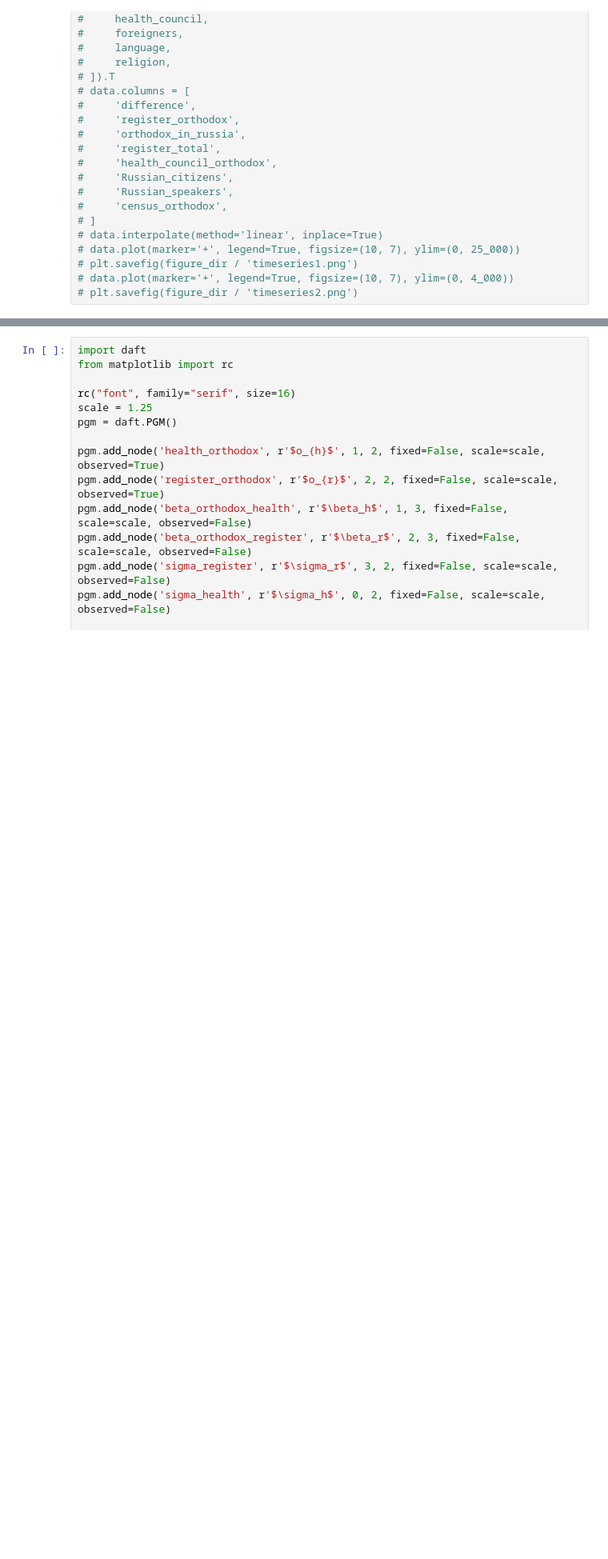
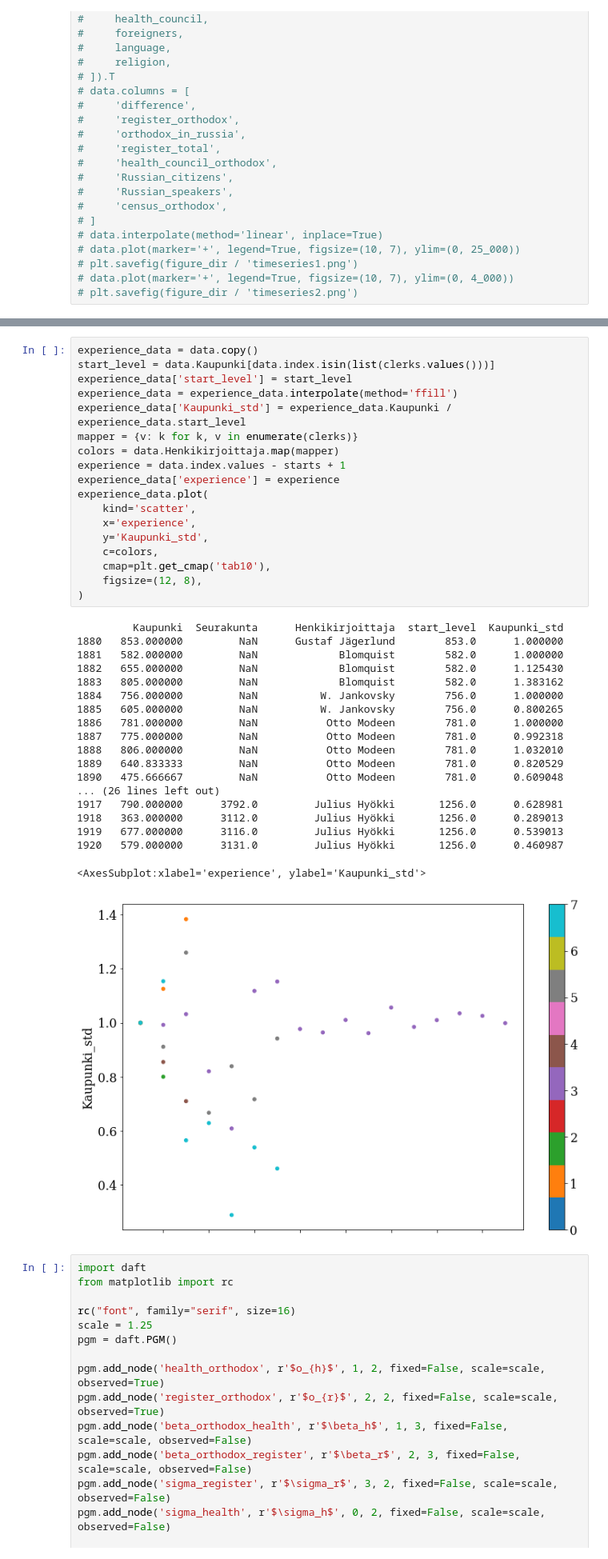
Before and after one commit to AnttiHaerkoenen/vyborg_orthodox, a Jupyter notebook: notebooks/missing_orthodox.ipynb, the cells around one changed output, grey strips where cells are left out. Shown: that part at 80% size. Drawn from its saved outputs; the diff is of its cells as text; blank space fills up the shorter version.

```diff
--- a/notebooks/missing_orthodox.ipynb
+++ b/notebooks/missing_orthodox.ipynb
@@ -148,3 +154,41 @@ plt.savefig(figure_dir / 'timeseries.png')
+# %%
+experience_data = data.copy()
+start_level = data.Kaupunki[data.index.isin(list(clerks.values()))]
+experience_data['start_level'] = start_level
+experience_data = experience_data.interpolate(method='ffill')
+experience_data['Kaupunki_std'] = experience_data.Kaupunki / experience_data.start_level
+mapper = {v: k for k, v in enumerate(clerks)}
+colors = data.Henkikirjoittaja.map(mapper)
+experience = data.index.values - starts + 1
+experience_data['experience'] = experience
+experience_data.plot(
+    kind='scatter',
+    x='experience',
+    y='Kaupunki_std',
+    c=colors,
+    cmap=plt.get_cmap('tab10'),
+    figsize=(12, 8),
+)
+# %% [output]
+         Kaupunki  Seurakunta      Henkikirjoittaja  start_level  Kaupunki_std
+1880   853.000000         NaN      Gustaf Jägerlund        853.0      1.000000
+1881   582.000000         NaN             Blomquist        582.0      1.000000
+1882   655.000000         NaN             Blomquist        582.0      1.125430
+1883   805.000000         NaN             Blomquist        582.0      1.383162
+1884   756.000000         NaN          W. Jankovsky        756.0      1.000000
+1885   605.000000         NaN          W. Jankovsky        756.0      0.800265
+1886   781.000000         NaN           Otto Modeen        781.0      1.000000
+1887   775.000000         NaN           Otto Modeen        781.0      0.992318
+1888   806.000000         NaN           Otto Modeen        781.0      1.032010
+1889   640.833333         NaN           Otto Modeen        781.0      0.820529
+1890   475.666667         NaN           Otto Modeen        781.0      0.609048
+... (26 lines left out)
+1917   790.000000      3792.0         Julius Hyökki       1256.0      0.628981
+1918   363.000000      3112.0         Julius Hyökki       1256.0      0.289013
+1919   677.000000      3116.0         Julius Hyökki       1256.0      0.539013
+1920   579.000000      3131.0         Julius Hyökki       1256.0      0.460987
+<AxesSubplot:xlabel='experience', ylabel='Kaupunki_std'>
+[figure, added]
 # %%
 import daft
 from matplotlib import rc
```
Also changed, not shown: parts of 5 cells of this notebook.
